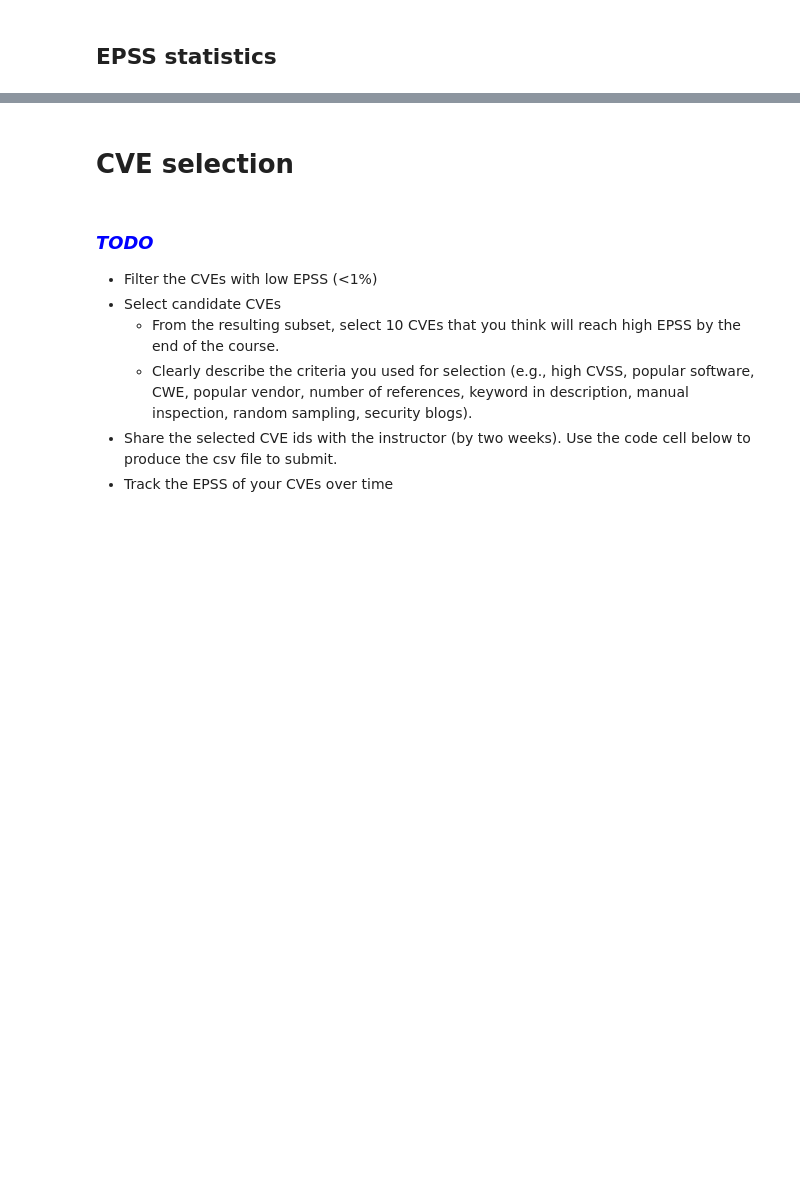
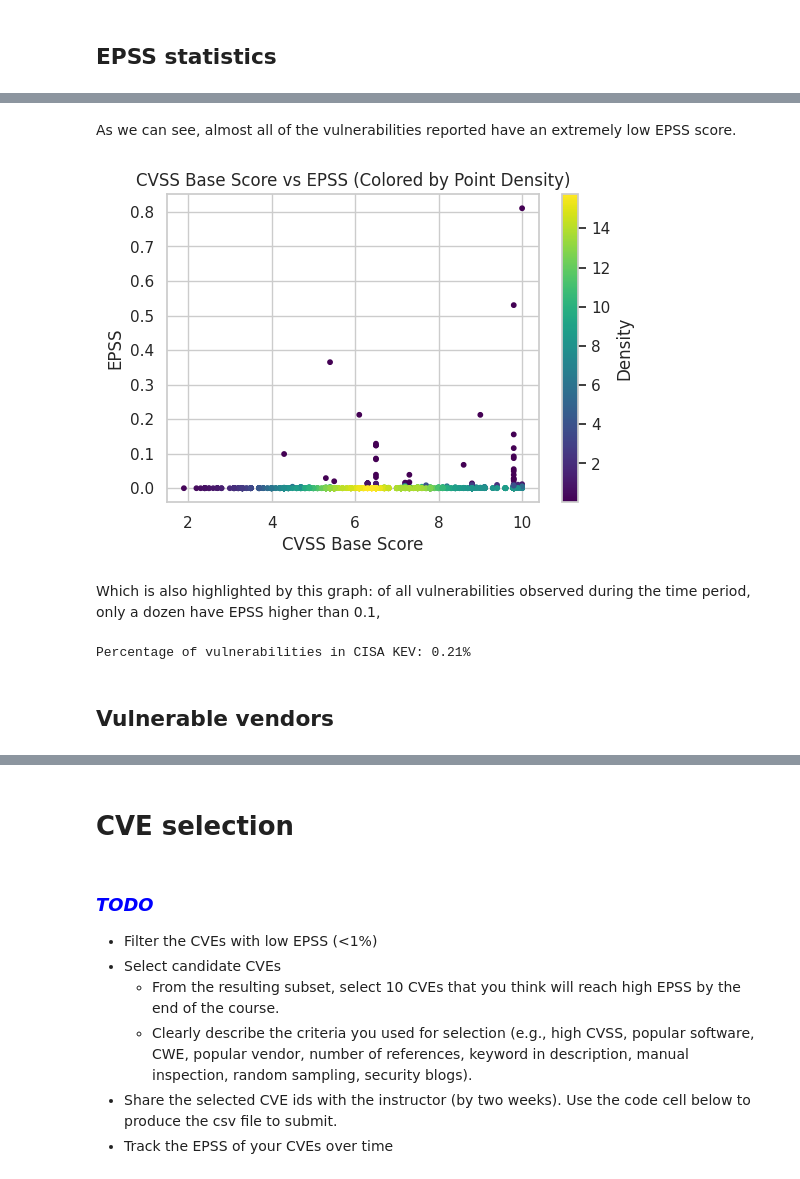
Before and after one commit to alequerenghi/505MI-LAB, a Jupyter notebook: 01_EPSS/LAB_EPSS.ipynb, the cells around one changed output, grey strips where cells are left out. Drawn from its saved outputs; the diff is of its cells as text; code cells hidden in the pictures; blank space fills up the shorter version.

```diff
--- a/01_EPSS/LAB_EPSS.ipynb
+++ b/01_EPSS/LAB_EPSS.ipynb
@@ -219,0 +246,28 @@ plt.show()
+# %% [markdown]
+As we can see, almost all of the vulnerabilities reported have an extremely low EPSS score.
+# %%
+x = cvsss["cvss_baseScore"]
+y = cvsss["epss"]
+
+# Compute point densities
+xy = np.vstack([x, y])
+z = gaussian_kde(xy)(xy)
+
+plt.figure(figsize=(6, 4))
+plt.scatter(x, y, c=z, s=10, cmap='viridis')
+plt.title("CVSS Base Score vs EPSS (Colored by Point Density)")
+plt.xlabel("CVSS Base Score")
+plt.ylabel("EPSS")
+plt.colorbar(label="Density")
+plt.show()
+# %% [output]
+[figure, added]
+# %% [markdown]
+Which is also highlighted by this graph: of all vulnerabilities observed during the time period, only a dozen have EPSS higher than 0.1,
+# %%
+print(
+    f"Percentage of vulnerabilities in CISA KEV: {df["cve.cisaVulnerabilityName"].notna().sum() / len(df) * 100:.2f}%")
+# %% [output]
+Percentage of vulnerabilities in CISA KEV: 0.21%
+# %% [markdown]
+## Vulnerable vendors
```
Also changed, not shown: parts of 15 cells of this notebook, 3 other files.
